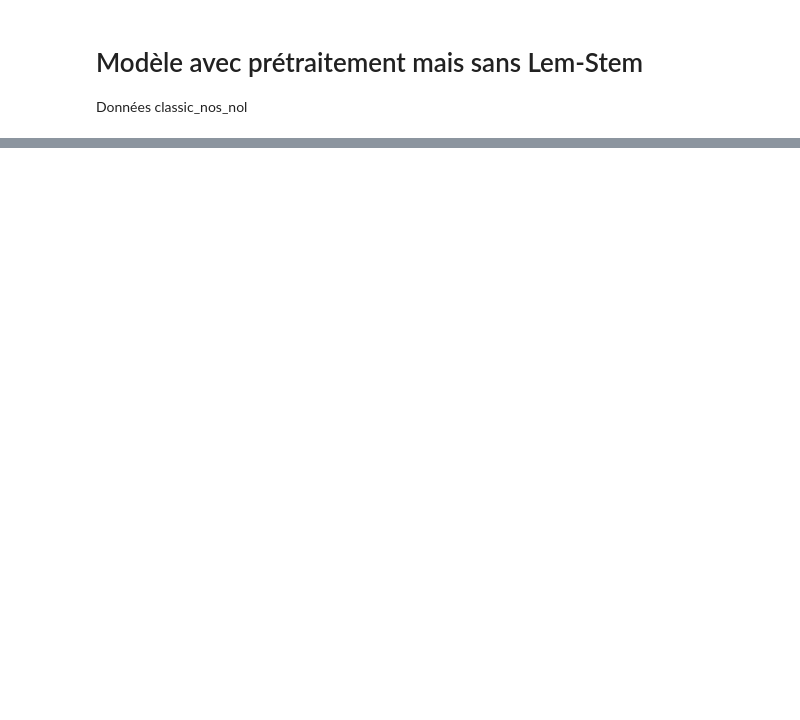
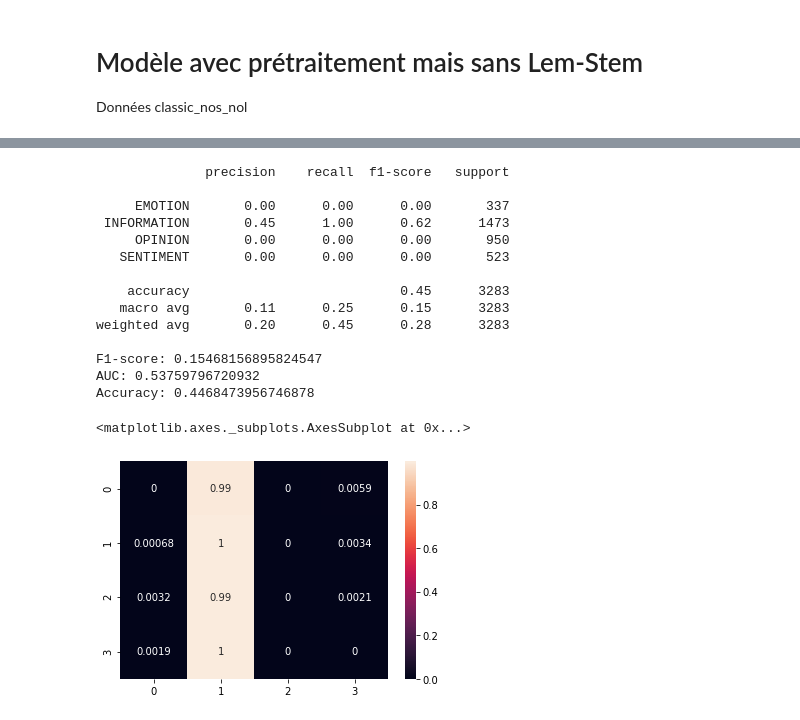
Before and after one commit to Lrakotoson/M1Python, a Jupyter notebook: S3/Text Mining/Mining/CC - Tweets generic/notebooks/Camembert.ipynb, the cells around one changed output, grey strips where cells are left out. Saved outputs shown, nothing was run; the diff lists cells and outputs as text; code cells hidden in the pictures; blank space fills up the shorter version.

```diff
--- a/S3/Text Mining/Mining/CC - Tweets generic/notebooks/Camembert.ipynb
+++ b/S3/Text Mining/Mining/CC - Tweets generic/notebooks/Camembert.ipynb
@@ -326,3 +521,7 @@ Accuracy: 0.4480657934815717
 # %% [markdown]
 # Modèle avec prétraitement mais sans Lem-Stem
 Données classic_nos_nol
+# %%
+train = pd.read_pickle('datasets/train_classic_nos_nol.pkl')
+val = pd.read_pickle('datasets/val_classic_nos_nol.pkl')
+test = pd.read_pickle('datasets/test_classic_nos_nol.pkl')
@@ -328,0 +859,22 @@ Données classic_nos_nol
+# %%
+counts = np.sort(np.unique(np.concatenate([y_train, y_val]), return_counts = True)[1])
+ros = RandomOverSampler(sampling_strategy={
+    0: counts[-2],
+    1: counts[-1],
+    2: counts[-2],
+    3: counts[-2]
+})
+
+x_ros, y_ros = ros.fit_resample(
+    tf.concat([x_train, x_val], axis = 0),
+    np.concatenate([y_train, y_val])
+)
+
+train_ros_dataset = (
+    tf.data.Dataset
+    .from_tensor_slices((x_ros, y_ros))
+    .repeat()
+    .shuffle(BUFFER)
+    .batch(BATCH_D)
+    .prefetch(AUTO)
+)
@@ -328,0 +929,33 @@ Données classic_nos_nol
+# %%
+pred_4 = final_model_4.predict(x_test)
+y_4 = encoder.inverse_transform(np.argmax(pred_4, axis = 1))
+
+print(classification_report(test.label, y_4))
+
+print("F1-score: {}\nAUC: {}\nAccuracy: {}".format(
+    f1_score(test.label, y_4, average = "macro"),
+    roc_auc_score(binarizer.fit_transform(y_test), pred_4, average = "macro", multi_class = "ovr"),
+    accuracy_score(test.label, y_4)
+))
+
+sns.heatmap(
+    confusion_matrix(test.label, y_4, normalize='true'),
+    annot = True
+)
+# %% [output]
+              precision    recall  f1-score   support
+
+     EMOTION       0.00      0.00      0.00       337
+ INFORMATION       0.45      1.00      0.62      1473
+     OPINION       0.00      0.00      0.00       950
+   SENTIMENT       0.00      0.00      0.00       523
+
+    accuracy                           0.45      3283
+   macro avg       0.11      0.25      0.15      3283
+weighted avg       0.20      0.45      0.28      3283
+
+F1-score: 0.15468156895824547
+AUC: 0.53759796720932
+Accuracy: 0.4468473956746878
+<matplotlib.axes._subplots.AxesSubplot at 0x...>
+[figure, added]
```
Also changed, not shown: parts of 40 cells of this notebook.
